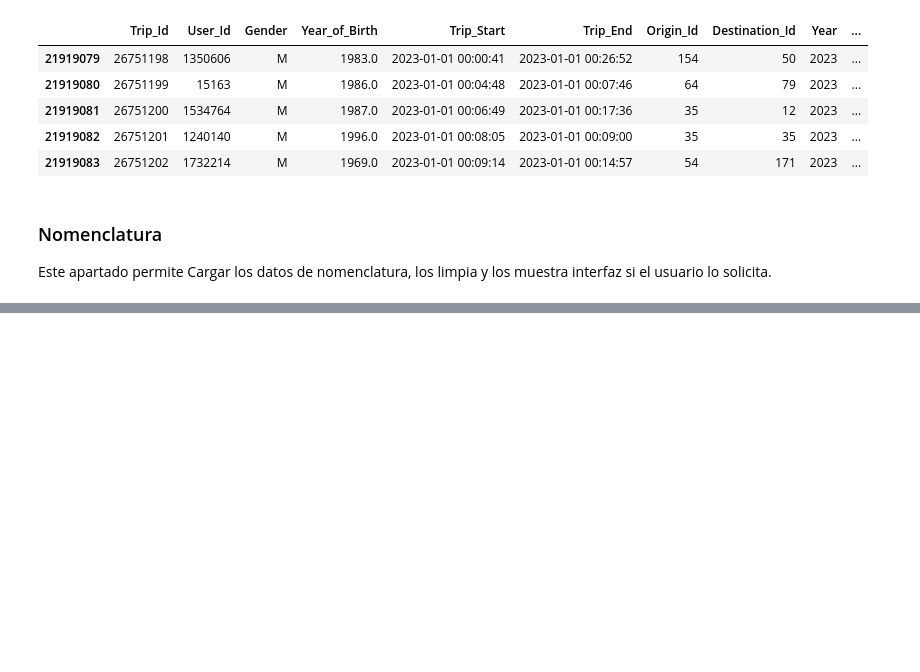
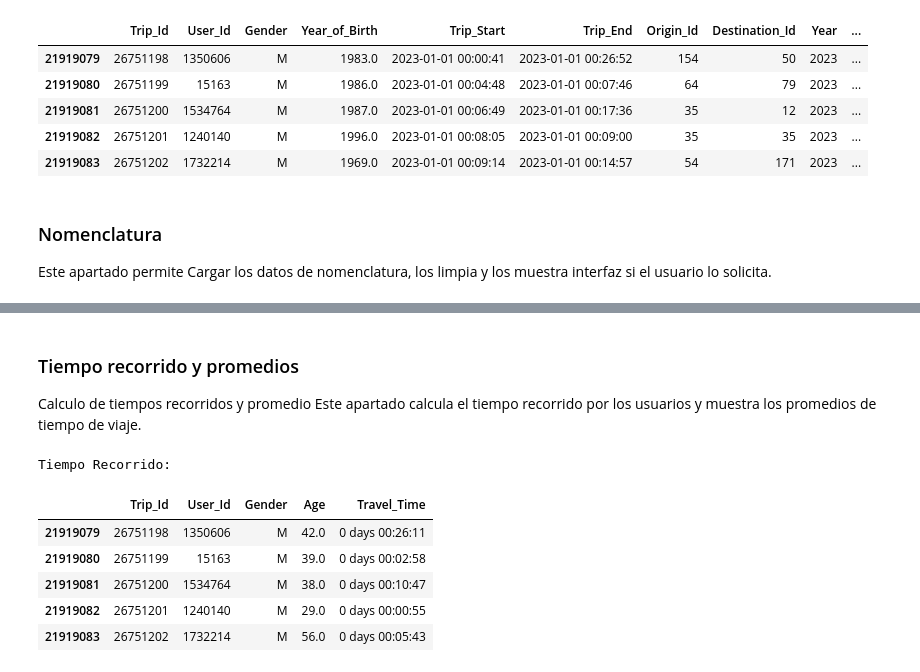
Before and after one commit to victortelles/MiBici-Dashboard, a Jupyter notebook: proyecto_mi_bici.ipynb, the cells around one changed output, grey strips where cells are left out. Drawn from its saved outputs; the diff is of its cells as text; code cells hidden in the pictures; blank space fills up the shorter version.

```diff
--- a/proyecto_mi_bici.ipynb
+++ b/proyecto_mi_bici.ipynb
@@ -1468,0 +1593,10 @@ if mostrar_nomenclatura and nomenclatura_df is not None:
+# %%
+# Calcular y mostrar edades
+datos_filtrados = edad(datos_filtrados)
+opcion_edad = 'Edad'
+if opcion_edad == 'Toda':
+    print("Datos completos con edades:")
+    display(datos_filtrados[["User_Id", "Age", "Gender", "Year_of_Birth", "Trip_Start", "Trip_End", "Origin_Id", "Destination_Id"]].head())
+elif opcion_edad == 'Edad':
+    print("Datos de edades:")
+    display(datos_filtrados[['User_Id', 'Age', 'Gender']].head())
@@ -1468,0 +1710,32 @@ if mostrar_nomenclatura and nomenclatura_df is not None:
+# %% [markdown]
+### Tiempo recorrido y promedios
+Calculo de tiempos recorridos y promedio
+Este apartado calcula el tiempo recorrido por los usuarios y muestra los promedios de tiempo de viaje.
+# %%
+opcion_time = True
+opcion_promedio = True
+
+# Calcular y mostrar tiempo recorrido y promedios
+datos_filtrados = tiempo_recorrido(datos_filtrados)
+if opcion_time:
+    print("Tiempo Recorrido:")
+    display(datos_filtrados[['Trip_Id', 'User_Id', 'Gender', 'Age', 'Travel_Time']].head())
+
+if opcion_promedio and datos_filtrados is not None and not datos_filtrados.empty:
+    if 'Travel_Time' in datos_filtrados.columns:
+        promedio_segundos = datos_filtrados['Travel_Time'].dt.total_seconds().mean()
+        horas = int(promedio_segundos // 3600)
+        minutos = int((promedio_segundos % 3600) // 60)
+        segundos = int(promedio_segundos % 60)
+        promedio_formateado = f'{horas:02d}:{minutos:02d}:{segundos:02d}'
+        print(f"Promedio del tiempo de viaje para el año {year_selected} y mes {month_selected}: {promedio_formateado}")
+    else:
+        print('La columna "Travel_Time" no existe en los datos filtrados.')
+# %% [output]
+Tiempo Recorrido:
+|  | Trip_Id | User_Id | Gender | Age | Travel_Time |
+| 21919079 | 26751198 | 1350606 | M | 42.0 | 0 days 00:26:11 |
+| 21919080 | 26751199 | 15163 | M | 39.0 | 0 days 00:02:58 |
+| 21919081 | 26751200 | 1534764 | M | 38.0 | 0 days 00:10:47 |
+| 21919082 | 26751201 | 1240140 | M | 29.0 | 0 days 00:00:55 |
+| 21919083 | 26751202 | 1732214 | M | 56.0 | 0 days 00:05:43 |
```
Also changed, not shown: parts of 12 cells of this notebook.
